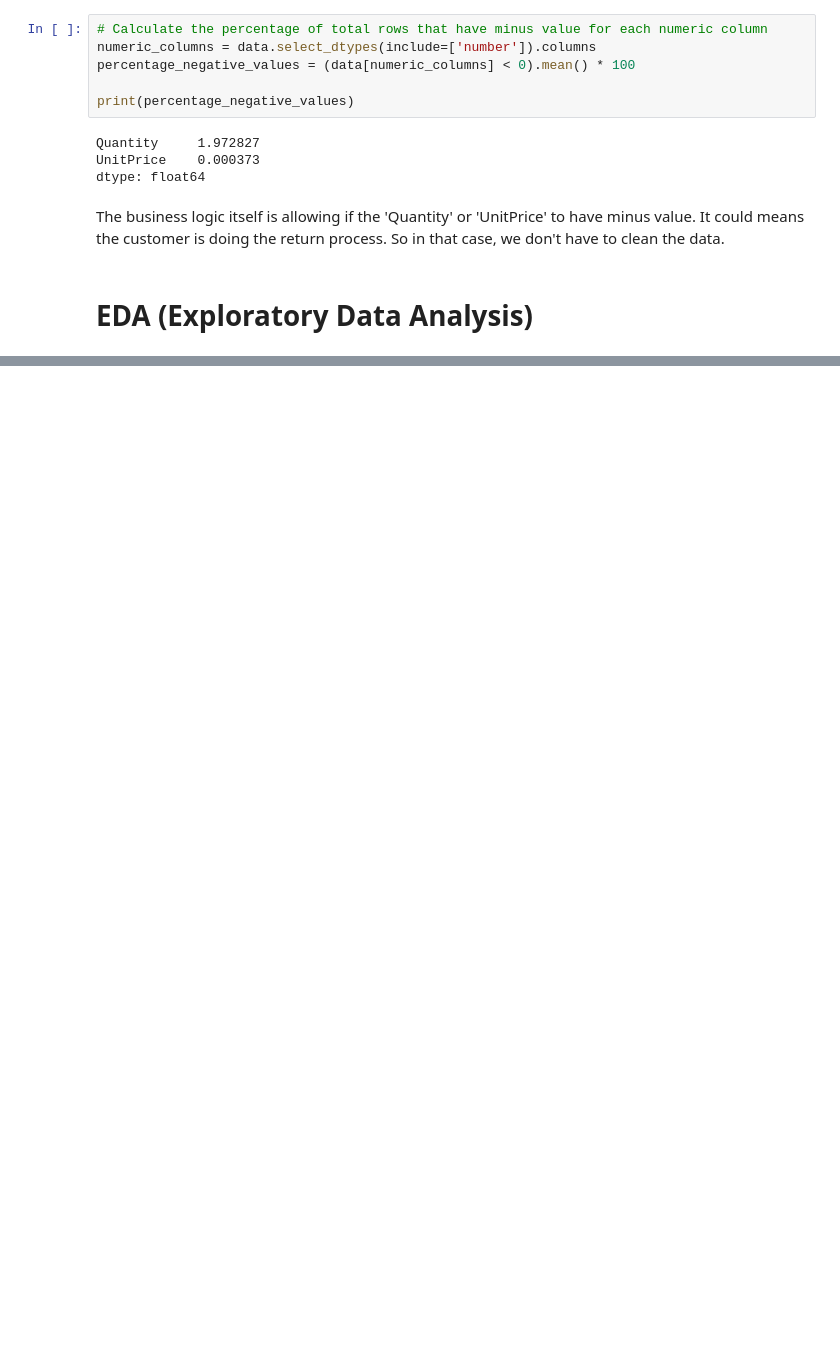
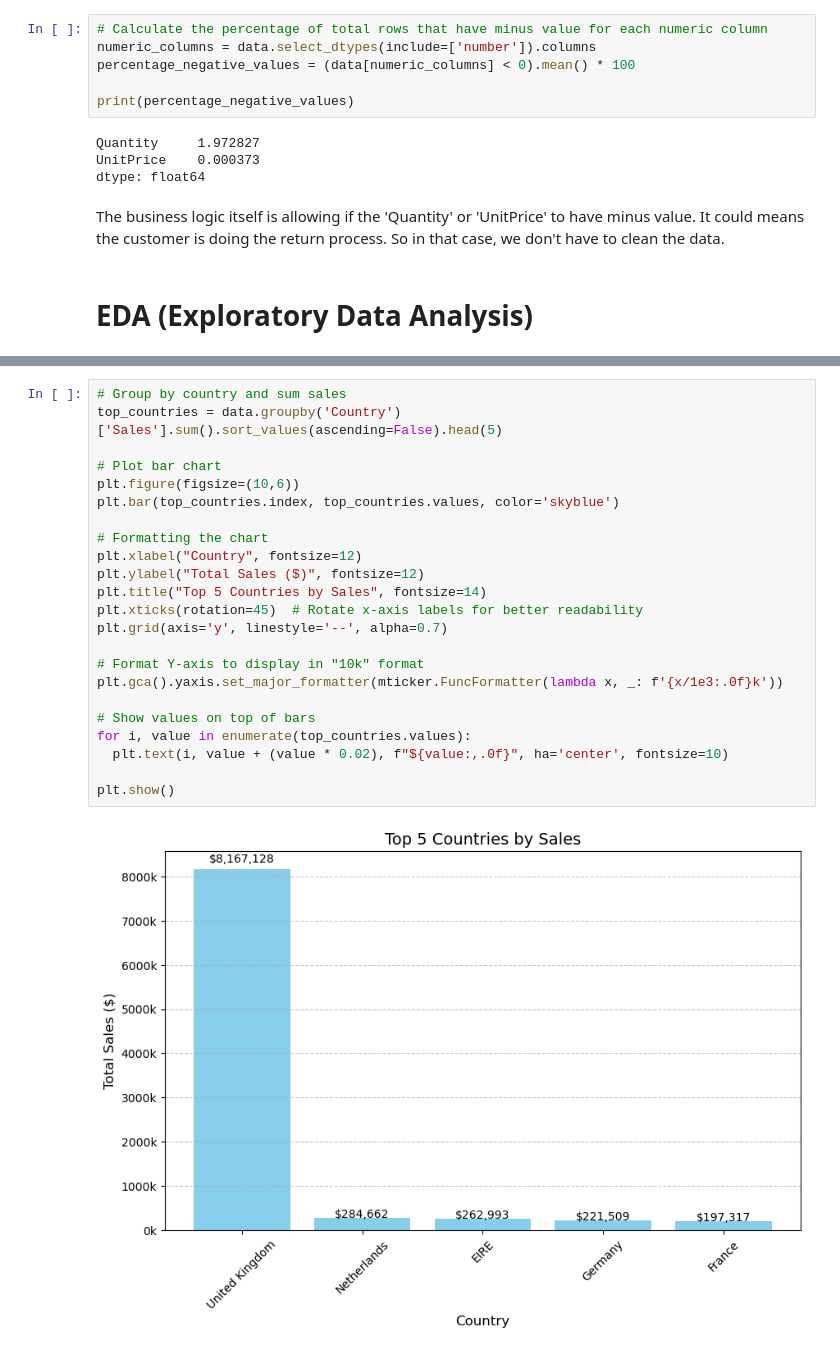
Before and after one commit to Yutsss/simple-cohort-analysis, a Jupyter notebook: cohort.ipynb, the cells around one changed output, grey strips where cells are left out. Saved outputs shown, nothing was run; the diff lists cells and outputs as text; blank space fills up the shorter version.

```diff
--- a/cohort.ipynb
+++ b/cohort.ipynb
@@ -144,0 +348,25 @@ The business logic itself is allowing if the 'Quantity' or 'UnitPrice' to have m
+# %%
+# Group by country and sum sales
+top_countries = data.groupby('Country')['Sales'].sum().sort_values(ascending=False).head(5)
+
+# Plot bar chart
+plt.figure(figsize=(10,6))
+plt.bar(top_countries.index, top_countries.values, color='skyblue')
+
+# Formatting the chart
+plt.xlabel("Country", fontsize=12)
+plt.ylabel("Total Sales ($)", fontsize=12)
+plt.title("Top 5 Countries by Sales", fontsize=14)
+plt.xticks(rotation=45)  # Rotate x-axis labels for better readability
+plt.grid(axis='y', linestyle='--', alpha=0.7)
+
+# Format Y-axis to display in "10k" format
+plt.gca().yaxis.set_major_formatter(mticker.FuncFormatter(lambda x, _: f'{x/1e3:.0f}k'))
+
+# Show values on top of bars
+for i, value in enumerate(top_countries.values):
+  plt.text(i, value + (value * 0.02), f"${value:,.0f}", ha='center', fontsize=10)
+
+plt.show()
+# %% [output]
+[figure, added]
```
Also changed, not shown: parts of 23 cells of this notebook.
